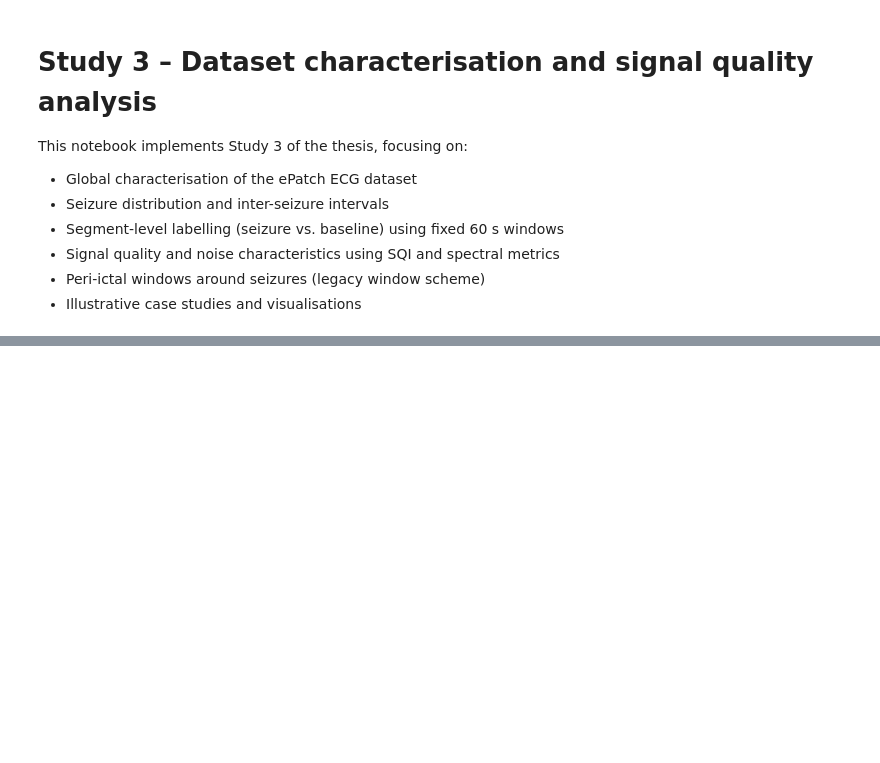
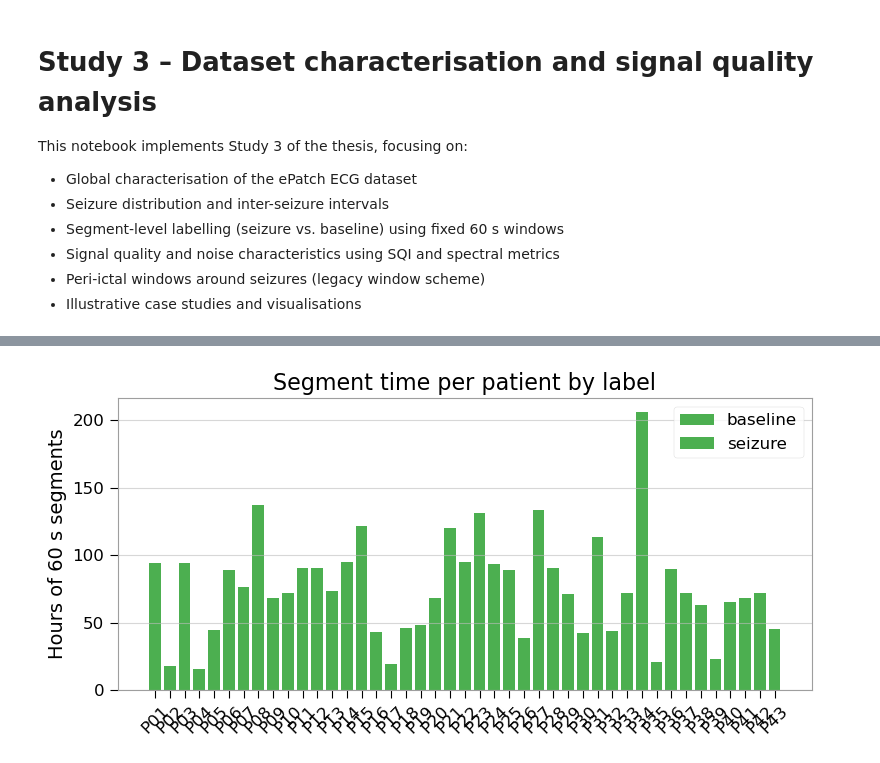
Before and after one commit to AU668208/Epilepsy_MasterThesis, a Jupyter notebook: Study3_Analysis.ipynb, the cells around one changed output, grey strips where cells are left out. Drawn from its saved outputs; the diff is of its cells as text; code cells hidden in the pictures; blank space fills up the shorter version.

```diff
--- a/Study3_Analysis.ipynb
+++ b/Study3_Analysis.ipynb
@@ -81,0 +326,18 @@ FS_FALLBACK = 512.0
+# %%
+# Pivot: én række pr. patient, kolonner for hver label (antal segmenter)
+seg_counts_wide = (
+    seg_per_patient
+    .pivot(index="patient_id", columns="label", values="n_segments")
+    .fillna(0)
+    .astype(int)
+)
+
+# Tilsvarende i timer
+seg_hours_wide = (
+    seg_per_patient
+    .pivot(index="patient_id", columns="label", values="duration_h")
+    .fillna(0.0)
+)
+
+display(seg_counts_wide.head())
+display(seg_hours_wide.head())
@@ -81,0 +381,21 @@ FS_FALLBACK = 512.0
+# %%
+labels = seg_hours_wide.columns.tolist()
+
+plt.figure(figsize=(8, 4))
+
+bottom = np.zeros(len(seg_hours_wide))
+x = np.arange(len(seg_hours_wide.index))
+
+for lbl in labels:
+    vals = seg_hours_wide[lbl].to_numpy()
+    plt.bar(x, vals, bottom=bottom, label=lbl)
+    bottom += vals
+
+plt.xticks(x, [f"P{pid:02d}" for pid in seg_hours_wide.index], rotation=45)
+plt.ylabel("Hours of 60 s segments")
+plt.title("Segment time per patient by label")
+plt.legend()
+plt.tight_layout()
+plt.show()
+# %% [output]
+[figure, added]
```
Also changed, not shown: parts of 35 cells of this notebook, 1 other file.
